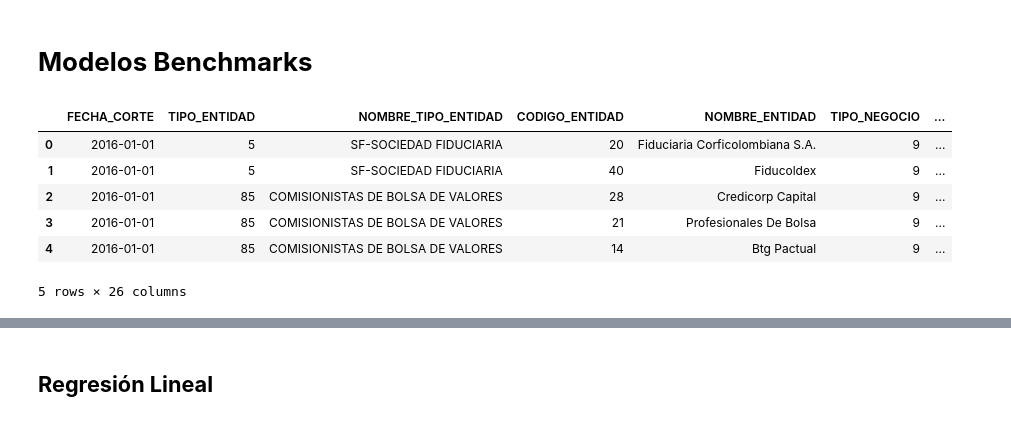
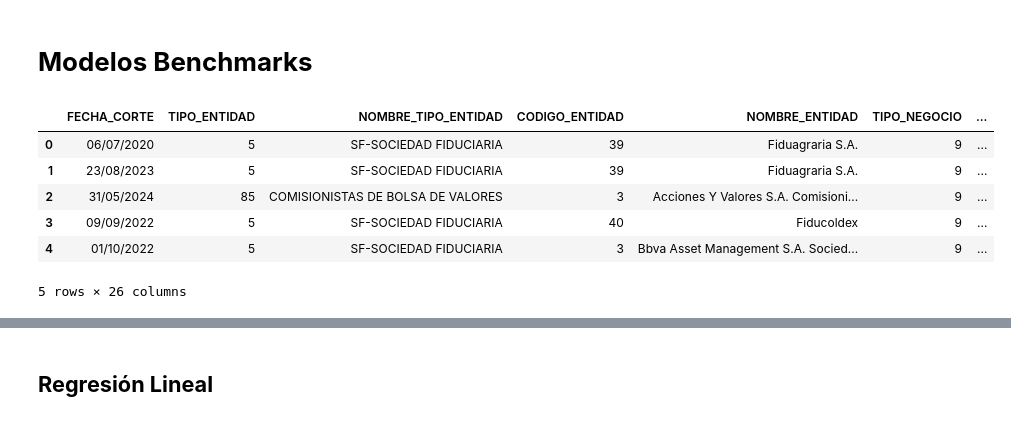
Before and after one commit to TawnyVTC/EDA, a Jupyter notebook: models.ipynb, the cells around one changed output, grey strips where cells are left out. Cells and saved outputs as stored; diff of their text form; code cells hidden in the pictures.

```diff
--- a/models.ipynb
+++ b/models.ipynb
@@ -22,17 +23,17 @@ from statsmodels.stats.stattools import jarque_bera
 # %%
 # Cargar datos
-df = pd.read_csv(r"C:\Users\TAWTOCA\OneDrive - Universidad del Norte\Documentos\Visual Files\16-21.csv")
+df = pd.read_csv(r"C:\Users\TAWTOCA\OneDrive - Universidad del Norte\Documentos\Visual Files\Rentabilidad_filtrado.csv")
 
 
 
 df.head()
 # %% [output]
 |  | FECHA_CORTE | TIPO_ENTIDAD | NOMBRE_TIPO_ENTIDAD | CODIGO_ENTIDAD | NOMBRE_ENTIDAD | TIPO_NEGOCIO | ... |
-| 0 | 2016-01-01 | 5 | SF-SOCIEDAD FIDUCIARIA | 20 | Fiduciaria Corficolombiana S.A. | 9 | ... |
-| 1 | 2016-01-01 | 5 | SF-SOCIEDAD FIDUCIARIA | 40 | Fiducoldex | 9 | ... |
-| 2 | 2016-01-01 | 85 | COMISIONISTAS DE BOLSA DE VALORES | 28 | Credicorp Capital | 9 | ... |
-| 3 | 2016-01-01 | 85 | COMISIONISTAS DE BOLSA DE VALORES | 21 | Profesionales De Bolsa | 9 | ... |
-| 4 | 2016-01-01 | 85 | COMISIONISTAS DE BOLSA DE VALORES | 14 | Btg Pactual | 9 | ... |
+| 0 | 06/07/2020 | 5 | SF-SOCIEDAD FIDUCIARIA | 39 | Fiduagraria S.A. | 9 | ... |
+| 1 | 23/08/2023 | 5 | SF-SOCIEDAD FIDUCIARIA | 39 | Fiduagraria S.A. | 9 | ... |
+| 2 | 31/05/2024 | 85 | COMISIONISTAS DE BOLSA DE VALORES | 3 | Acciones Y Valores S.A. Comisioni... | 9 | ... |
+| 3 | 09/09/2022 | 5 | SF-SOCIEDAD FIDUCIARIA | 40 | Fiducoldex | 9 | ... |
+| 4 | 01/10/2022 | 5 | SF-SOCIEDAD FIDUCIARIA | 3 | Bbva Asset Management S.A. Socied... | 9 | ... |
 5 rows × 26 columns
 # %%
 (df == 0).sum()
```
Also changed, not shown: parts of 48 cells of this notebook, 1 other file.
